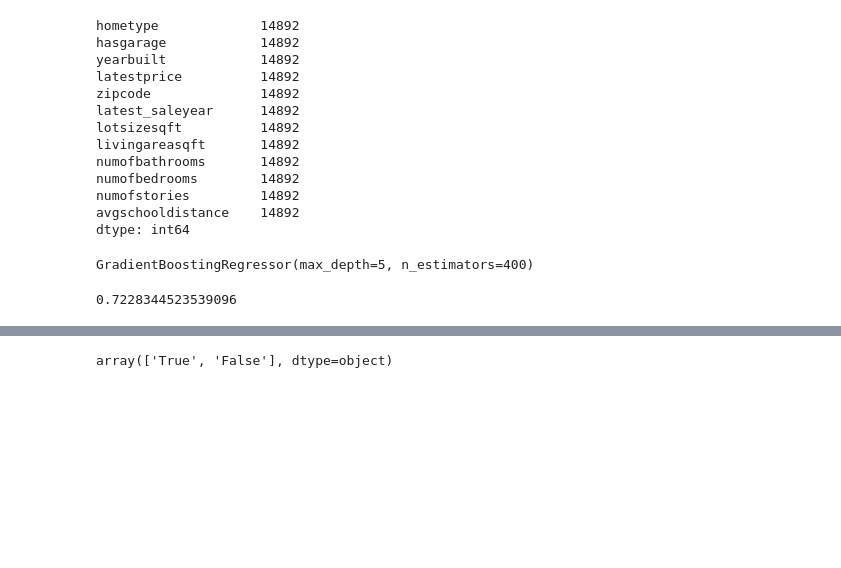
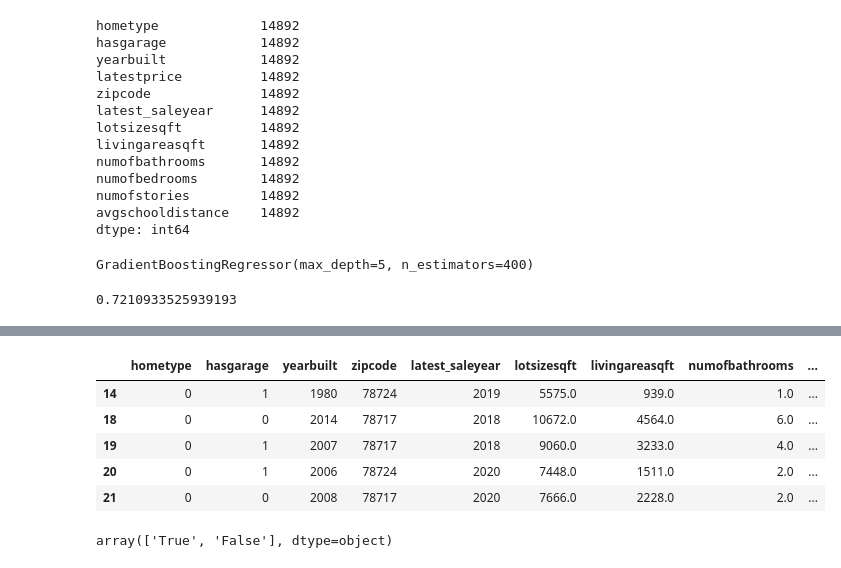
Before and after one commit to apaneser/House_Finding, a Jupyter notebook: Notebook/Austin_Machine_Learning.ipynb, the cells around one changed output, grey strips where cells are left out. Drawn from its saved outputs; the diff is of its cells as text; code cells hidden in the pictures; blank space fills up the shorter version.

```diff
--- a/Notebook/Austin_Machine_Learning.ipynb
+++ b/Notebook/Austin_Machine_Learning.ipynb
@@ -111,7 +111,12 @@ X['hometype'] = X['hometype'].apply(lambda x: home_type[x])
 # %%
 le = LabelEncoder()
 # %%
-X['hasgarage'] = le.fit_transform(X['hasgarage'])
+hasgarage = {
+    'False': 0,
+    'True': 1
+}
+
+X['hasgarage'] = X['hasgarage'].apply(lambda x: hasgarage[x])
 # %%
 X_train, X_test, y_train, y_test = train_test_split(X, y, random_state=2)
 # %%
@@ -123,7 +128,7 @@ GradientBoostingRegressor(max_depth=5, n_estimators=400)
 # %%
 clf.score(X_test, y_test)
 # %% [output]
-0.7228344523539096
+0.7210933525939193
 # %%
 a_sales_df.head()
 # %% [output]
@@ -133,6 +138,15 @@ a_sales_df.head()
 | 2 | 2084491383 | Under construction - estimated co... | 1.98 | True | True | False | True | False | ... |
 | 3 | 120901374 | Absolutely darling one story home... | 1.98 | True | True | True | True | False | ... |
 | 4 | 60134862 | Brimming with appeal & warm livab... | 1.98 | True | True | False | True | False | ... |
+# %%
+X.head()
+# %% [output]
+|  | hometype | hasgarage | yearbuilt | zipcode | latest_saleyear | lotsizesqft | livingareasqft | numofbathrooms | ... |
+| 14 | 0 | 1 | 1980 | 78724 | 2019 | 5575.0 | 939.0 | 1.0 | ... |
+| 18 | 0 | 0 | 2014 | 78717 | 2018 | 10672.0 | 4564.0 | 6.0 | ... |
+| 19 | 0 | 1 | 2007 | 78717 | 2018 | 9060.0 | 3233.0 | 4.0 | ... |
+| 20 | 0 | 1 | 2006 | 78724 | 2020 | 7448.0 | 1511.0 | 2.0 | ... |
+| 21 | 0 | 0 | 2008 | 78717 | 2020 | 7666.0 | 2228.0 | 2.0 | ... |
 # %%
 a_sales_df['hasassociation'].unique()
 # %% [output]
```
Also changed, not shown: parts of 8 cells of this notebook, 5 other files.
